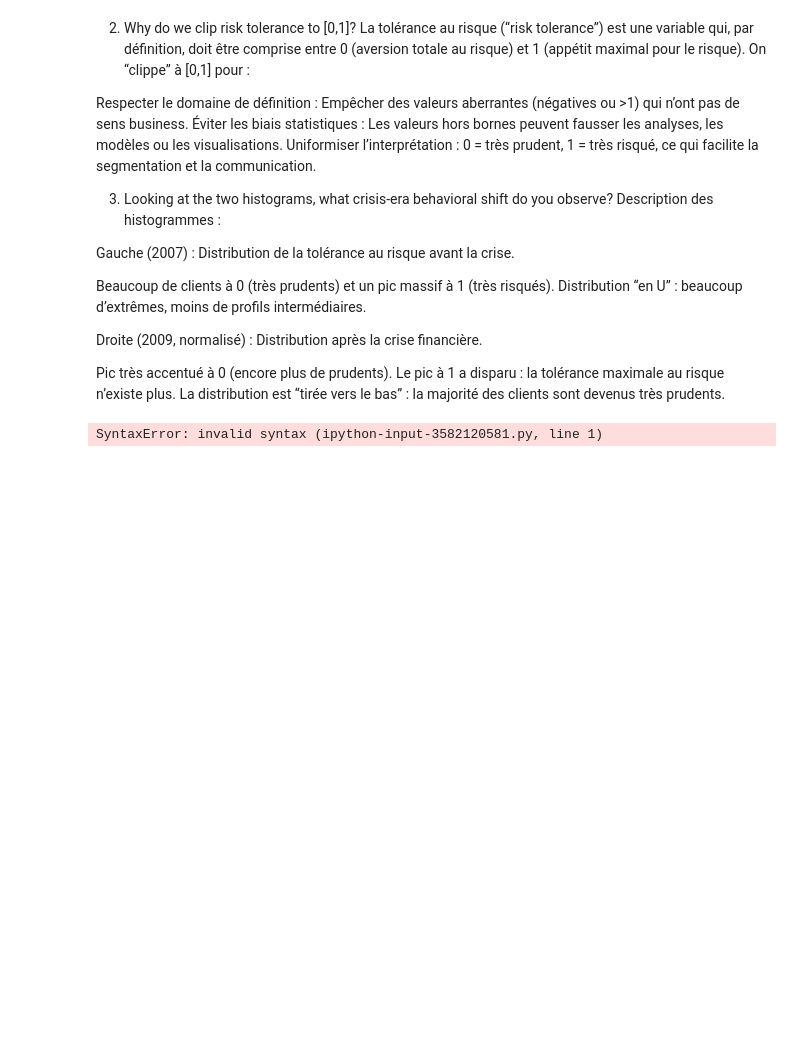
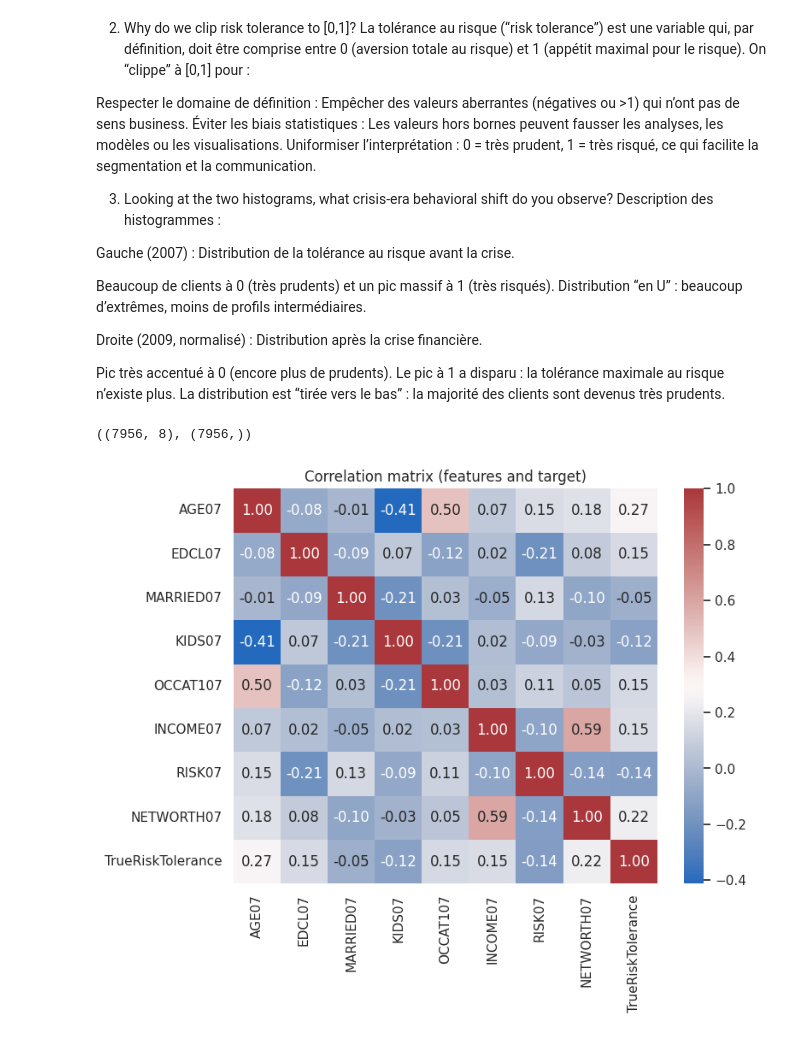
Before and after one commit to Youssef889977/ml-advanced-tp1, a Jupyter notebook: tp2.ipynb, the cells around one changed output. Cells and saved outputs as stored; diff of their text form; code cells hidden in the pictures; blank space fills up the shorter version.

```diff
--- a/tp2.ipynb
+++ b/tp2.ipynb
@@ -498,7 +149,21 @@ Droite (2009, normalisé) : Distribution après la crise financière.
 Pic très accentué à 0 (encore plus de prudents).
 Le pic à 1 a disparu : la tolérance maximale au risque n’existe plus.
 La distribution est “tirée vers le bas” : la majorité des clients sont devenus très prudents.
-# %%
-pip install dash-core-components
-# %% [output]
-SyntaxError: invalid syntax (ipython-input-3582120581.py, line 1)
+# %%
+#PARTIE 3
+keep = ["AGE07","EDCL07","MARRIED07","KIDS07","OCCAT107","INCOME07","RISK07","NETWORTH07","TrueRiskTolerance"]
+# If your file uses alternate names, remap them first using COLS dict.
+Xy = dataset3[keep].dropna().copy()
+X = Xy.drop(columns=["TrueRiskTolerance"])
+y = Xy["TrueRiskTolerance"]
+X.shape, y.shape
+# %% [output]
+((7956, 8), (7956,))
+# %%
+corr = Xy.corr(numeric_only=True)
+plt.figure(figsize=(8,6))
+sns.heatmap(corr, annot=True, fmt=".2f", cmap="vlag")
+plt.title("Correlation matrix (features and target)")
+plt.show()
+# %% [output]
+[figure, added]
```
Also changed, not shown: parts of 24 cells of this notebook.
